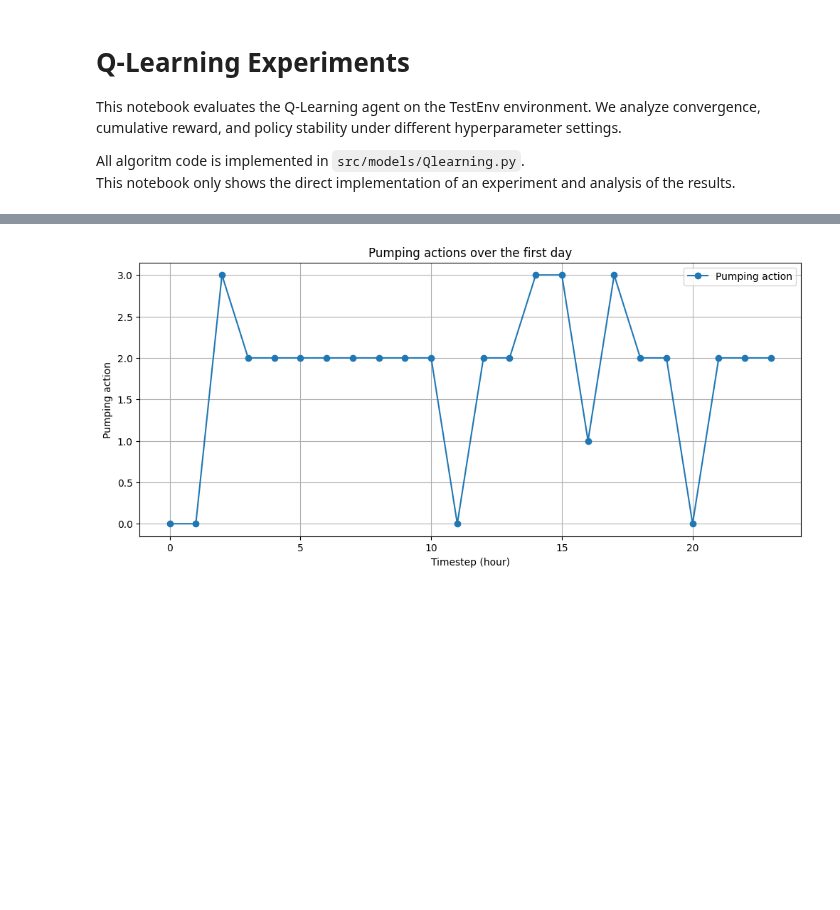
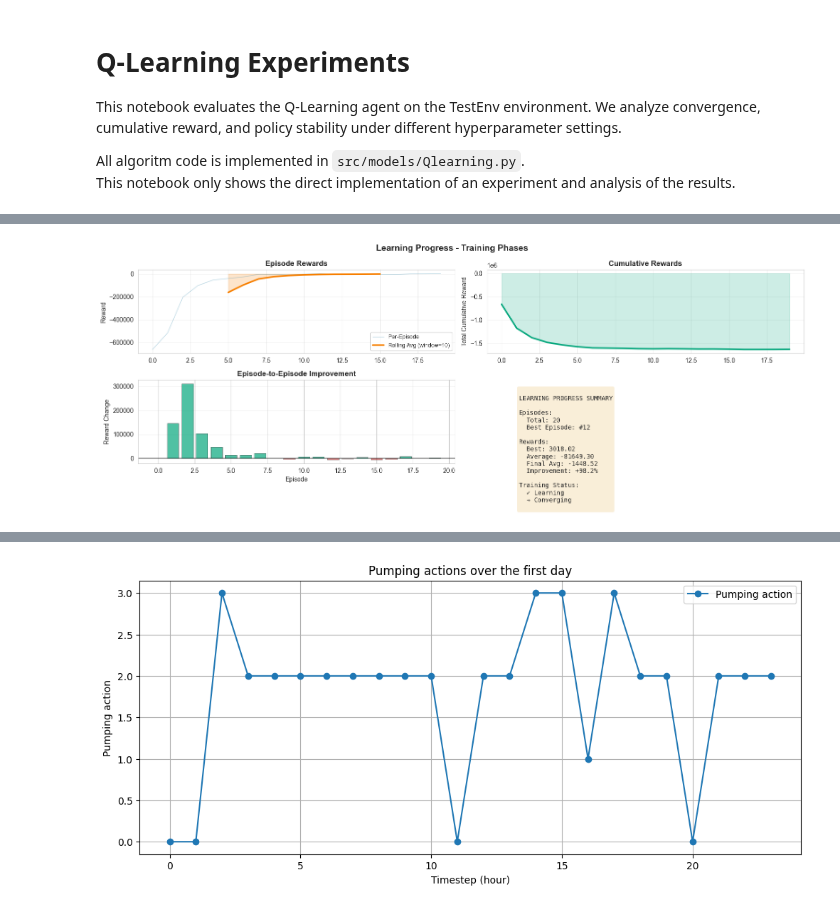
Before and after one commit to HLBurger/project-RL-hydrodam, a Jupyter notebook: notebooks/Qllearning.ipynb, the cells around one changed output, grey strips where cells are left out. Saved outputs shown, nothing was run; the diff lists cells and outputs as text; code cells hidden in the pictures; blank space fills up the shorter version.

```diff
--- a/notebooks/Qllearning.ipynb
+++ b/notebooks/Qllearning.ipynb
@@ -73,0 +95,5 @@ We visualize the performance of the model using visualizations from `src/utils/v
+# %%
+import pandas as pd
+plot_learning_curve_with_phases(agent.train_curve)
+# %% [output]
+[figure, added]
```
Also changed, not shown: parts of 7 cells of this notebook, 1 other file.
